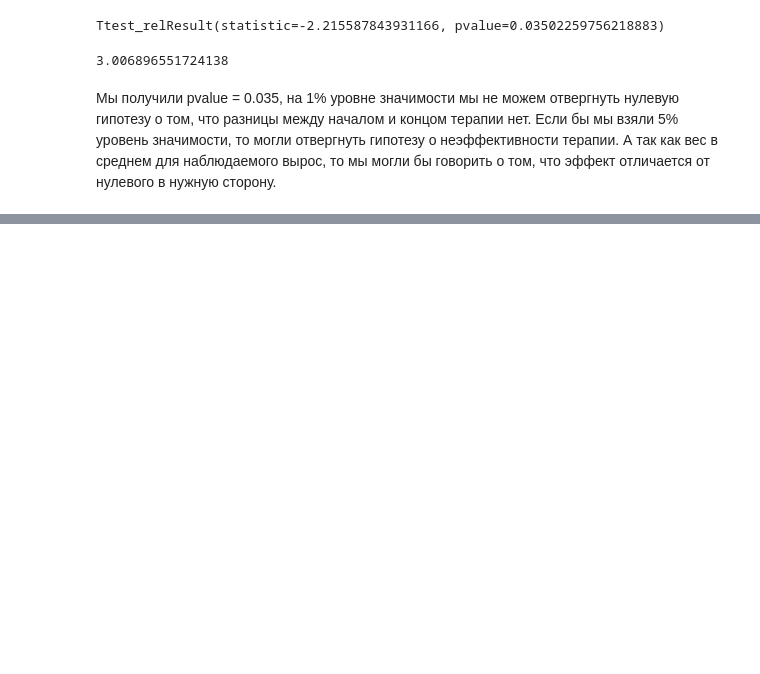
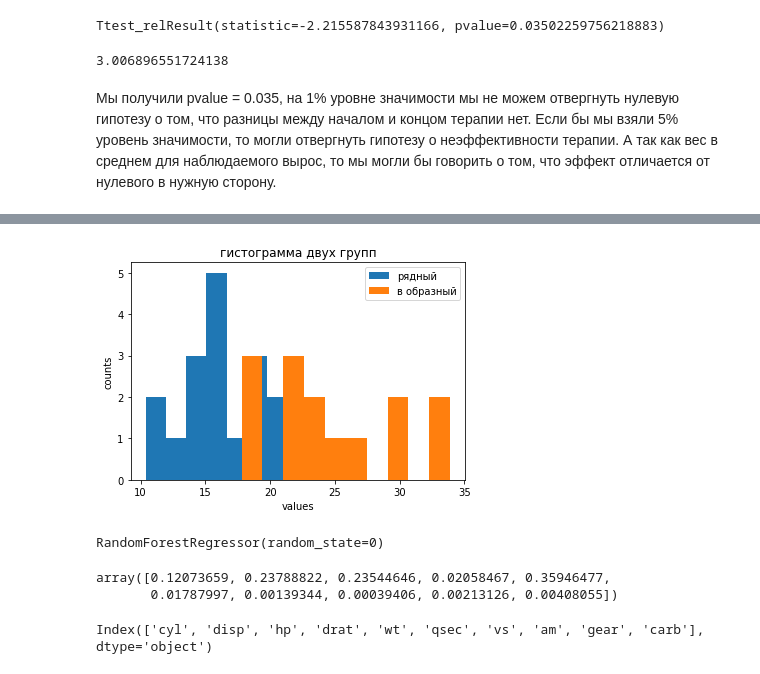
Before and after one commit to ksetdekov/HSE_DS, a Jupyter notebook: 03 Math/Stat hw3/hw3.ipynb, the cells around one changed output, grey strips where cells are left out. Saved outputs shown, nothing was run; the diff lists cells and outputs as text; code cells hidden in the pictures; blank space fills up the shorter version.

```diff
--- a/03 Math/Stat hw3/hw3.ipynb
+++ b/03 Math/Stat hw3/hw3.ipynb
@@ -185,0 +286,3 @@ Ttest_relResult(statistic=-2.215587843931166, pvalue=0.03502259756218883)
+# %%
+mtcars = pd.read_csv('data/mtcars.csv', index_col=0)
+mtcars
@@ -185,0 +344,14 @@ Ttest_relResult(statistic=-2.215587843931166, pvalue=0.03502259756218883)
+# %%
+fig, ax = plt.subplots()
+ax.hist(mtcars[mtcars.vs == 0].mpg, label='рядный')
+ax.hist(mtcars[mtcars.vs == 1].mpg, label='в образный')
+
+ax.legend()
+
+
+ax.set_xlabel('values')
+ax.set_ylabel('counts')
+ax.set_title('гистограмма двух групп')
+plt.show()
+# %% [output]
+[figure, added]
@@ -185,0 +360,14 @@ Ttest_relResult(statistic=-2.215587843931166, pvalue=0.03502259756218883)
+# %%
+regr = RandomForestRegressor( random_state=0)
+regr.fit(mtcars.loc[:, mtcars.columns != 'mpg'], mtcars.mpg)
+# %% [output]
+RandomForestRegressor(random_state=0)
+# %%
+regr.feature_importances_
+# %% [output]
+array([0.12073659, 0.23788822, 0.23544646, 0.02058467, 0.35946477,
+       0.01787997, 0.00139344, 0.00039406, 0.00213126, 0.00408055])
+# %%
+mtcars.loc[:, mtcars.columns != 'mpg'].columns
+# %% [output]
+Index(['cyl', 'disp', 'hp', 'drat', 'wt', 'qsec', 'vs', 'am', 'gear', 'carb'], dtype='object')
```
Also changed, not shown: parts of 25 cells of this notebook.
